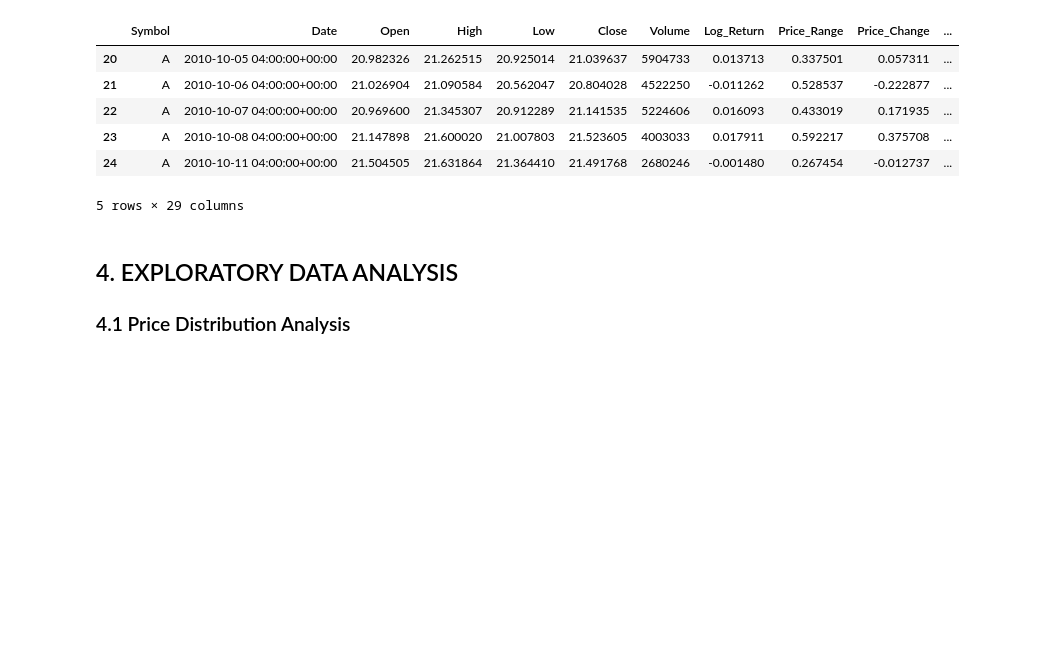
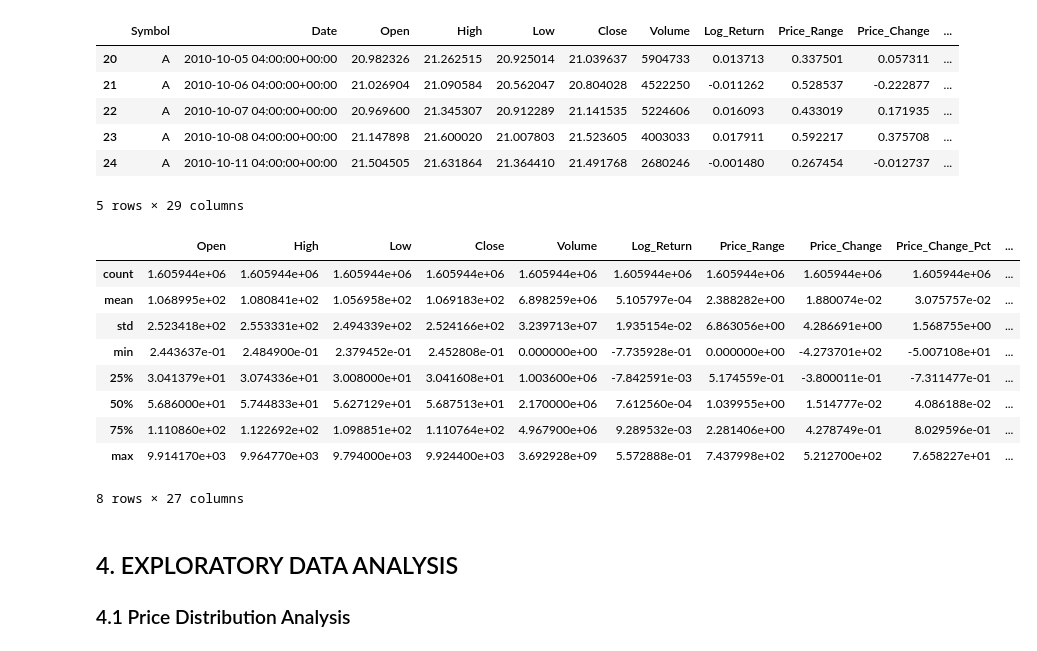
Before and after one commit to kuduck192/sp500-regression, a Jupyter notebook: scripts/2.1-eda_sp_500.ipynb, the cells around one changed output. Saved outputs shown, nothing was run; the diff lists cells and outputs as text; code cells hidden in the pictures; blank space fills up the shorter version.

```diff
--- a/scripts/2.1-eda_sp_500.ipynb
+++ b/scripts/2.1-eda_sp_500.ipynb
@@ -349,6 +388,19 @@ df_features.head()
 | 23 | A | 2010-10-08 04:00:00+00:00 | 21.147898 | 21.600020 | 21.007803 | 21.523605 | 4003033 | 0.017911 | 0.592217 | 0.375708 | ... |
 | 24 | A | 2010-10-11 04:00:00+00:00 | 21.504505 | 21.631864 | 21.364410 | 21.491768 | 2680246 | -0.001480 | 0.267454 | -0.012737 | ... |
 5 rows × 29 columns
+# %%
+df_features.describe()
+# %% [output]
+|  | Open | High | Low | Close | Volume | Log_Return | Price_Range | Price_Change | Price_Change_Pct | ... |
+| count | 1.605944e+06 | 1.605944e+06 | 1.605944e+06 | 1.605944e+06 | 1.605944e+06 | 1.605944e+06 | 1.605944e+06 | 1.605944e+06 | 1.605944e+06 | ... |
+| mean | 1.068995e+02 | 1.080841e+02 | 1.056958e+02 | 1.069183e+02 | 6.898259e+06 | 5.105797e-04 | 2.388282e+00 | 1.880074e-02 | 3.075757e-02 | ... |
+| std | 2.523418e+02 | 2.553331e+02 | 2.494339e+02 | 2.524166e+02 | 3.239713e+07 | 1.935154e-02 | 6.863056e+00 | 4.286691e+00 | 1.568755e+00 | ... |
+| min | 2.443637e-01 | 2.484900e-01 | 2.379452e-01 | 2.452808e-01 | 0.000000e+00 | -7.735928e-01 | 0.000000e+00 | -4.273701e+02 | -5.007108e+01 | ... |
+| 25% | 3.041379e+01 | 3.074336e+01 | 3.008000e+01 | 3.041608e+01 | 1.003600e+06 | -7.842591e-03 | 5.174559e-01 | -3.800011e-01 | -7.311477e-01 | ... |
+| 50% | 5.686000e+01 | 5.744833e+01 | 5.627129e+01 | 5.687513e+01 | 2.170000e+06 | 7.612560e-04 | 1.039955e+00 | 1.514777e-02 | 4.086188e-02 | ... |
+| 75% | 1.110860e+02 | 1.122692e+02 | 1.098851e+02 | 1.110764e+02 | 4.967900e+06 | 9.289532e-03 | 2.281406e+00 | 4.278749e-01 | 8.029596e-01 | ... |
+| max | 9.914170e+03 | 9.964770e+03 | 9.794000e+03 | 9.924400e+03 | 3.692928e+09 | 5.572888e-01 | 7.437998e+02 | 5.212700e+02 | 7.658227e+01 | ... |
+8 rows × 27 columns
 # %% [markdown]
 ## 4. EXPLORATORY DATA ANALYSIS
 ### 4.1 Price Distribution Analysis
```
Also changed, not shown: parts of 22 cells of this notebook.
